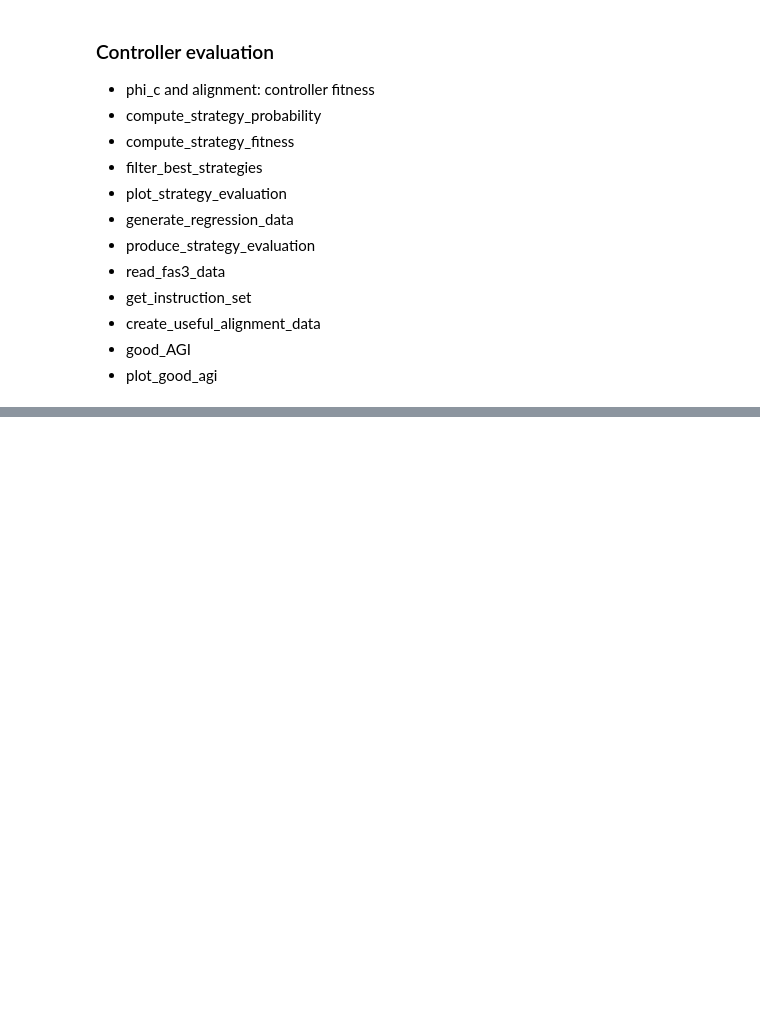
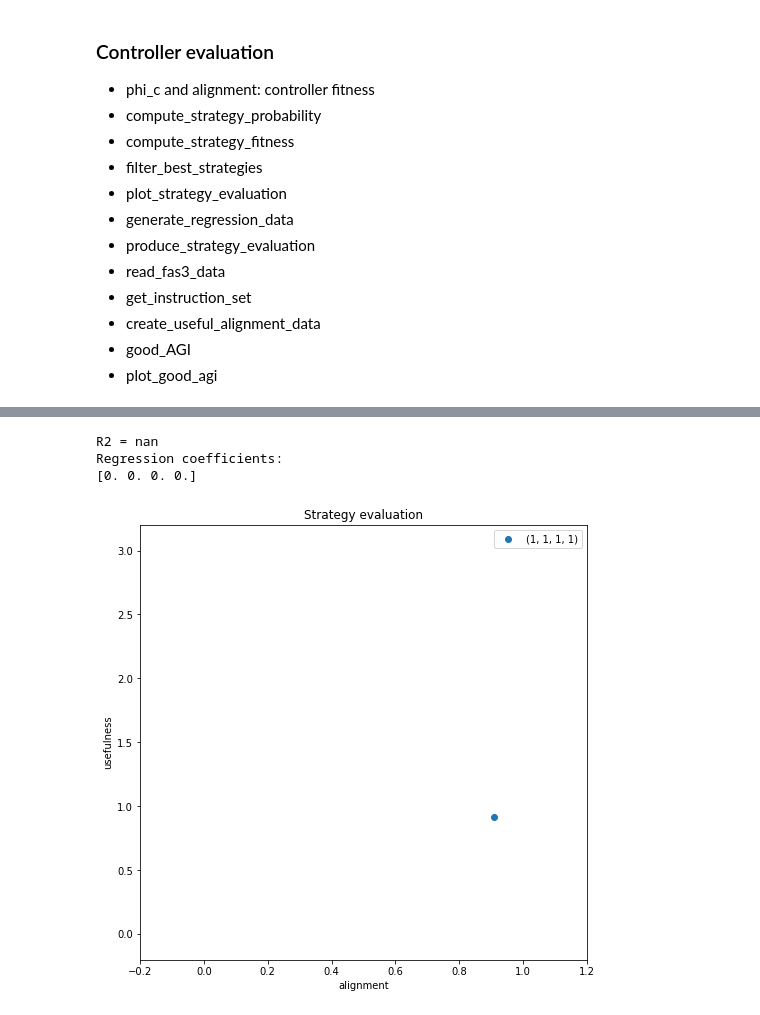
Before and after one commit to Tompolompo/AvidaAGI, a Jupyter notebook: AGIworkbook.ipynb, the cells around one changed output, grey strips where cells are left out. Cells and saved outputs as stored; diff of their text form; code cells hidden in the pictures; blank space fills up the shorter version.

```diff
--- a/AGIworkbook.ipynb
+++ b/AGIworkbook.ipynb
@@ -562,0 +564,11 @@ Regression coefficients:
+# %%
+run_name = "cbuild/work/data/AGIdata/run"
+strategy_limit = 20
+scaling = "mean" #count, prob, mean
+strategy_or_genome = "strategy"
+produce_strategy_evaluation(run_name, strategy_limit, strategy_or_genome, scaling=scaling)
+# %% [output]
+R2 = nan
+Regression coefficients:
+[0. 0. 0. 0.]
+[figure, added]
```
Also changed, not shown: parts of 3 cells of this notebook, 2 other files.
